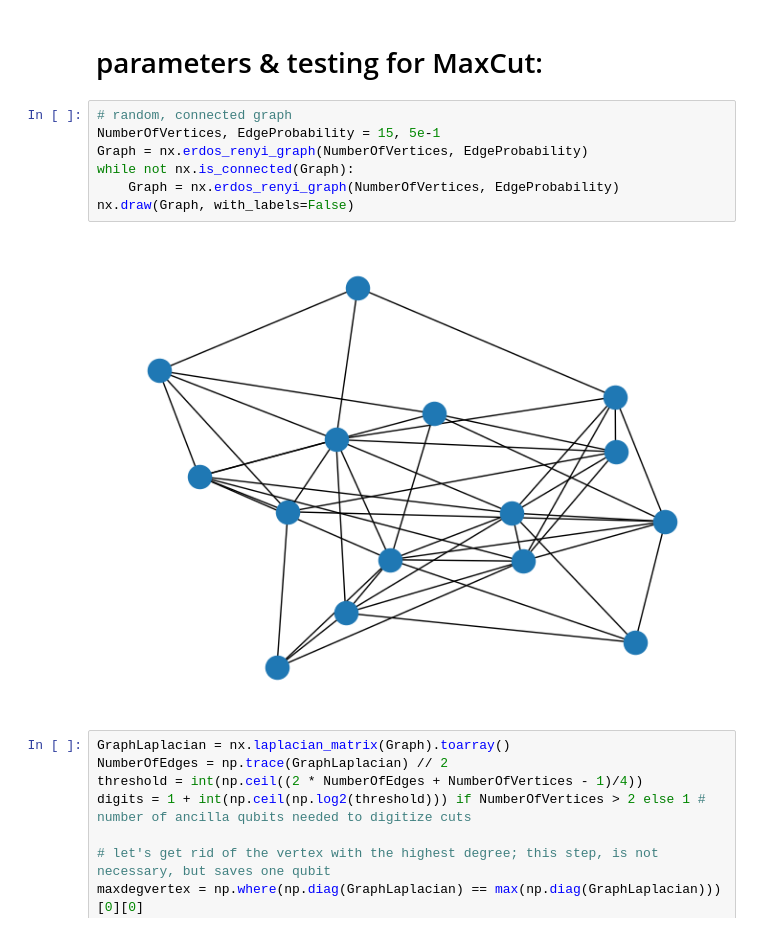
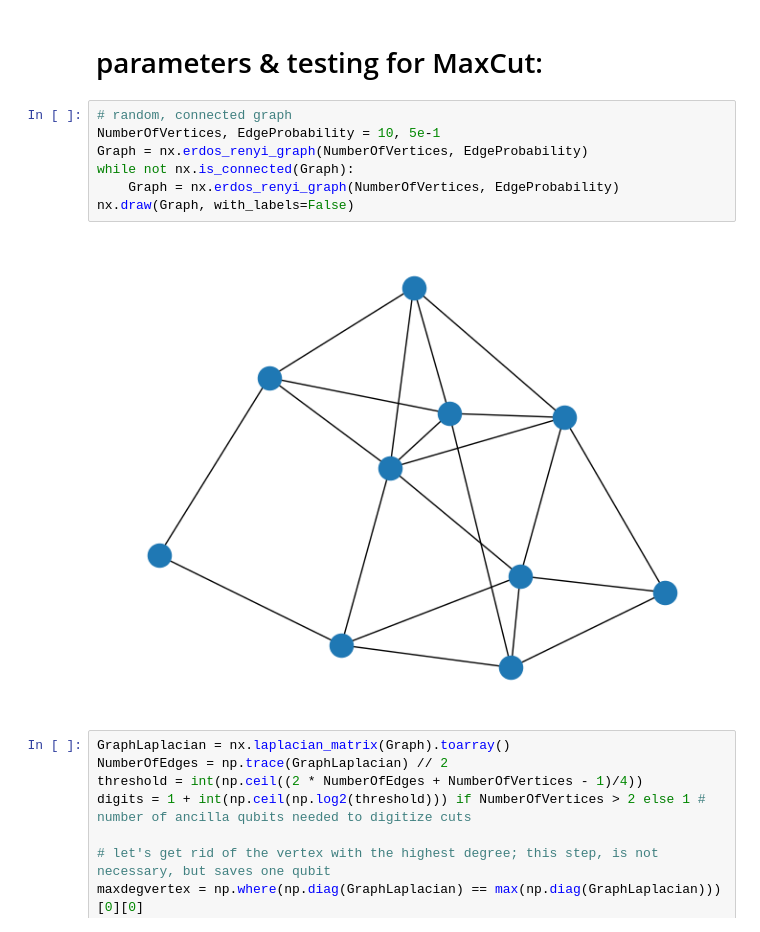
Before and after one commit to akos-nagy/FPGAS_for_QUBO, a Jupyter notebook: code/Grover_FPS_for_QUBO.ipynb, the cells around one changed output. Drawn from its saved outputs; the diff is of its cells as text.

```diff
--- a/code/Grover_FPS_for_QUBO.ipynb
+++ b/code/Grover_FPS_for_QUBO.ipynb
@@ -415,13 +299,13 @@ def ReducedGroverFPSForQUBO(QuadraticForm: list[list[int]], digits: int, thresho
 # parameters & testing for MaxCut:
 # %%
 # random, connected graph
-NumberOfVertices, EdgeProbability = 15, 5e-1
+NumberOfVertices, EdgeProbability = 10, 5e-1
 Graph = nx.erdos_renyi_graph(NumberOfVertices, EdgeProbability)
 while not nx.is_connected(Graph):
     Graph = nx.erdos_renyi_graph(NumberOfVertices, EdgeProbability)
 nx.draw(Graph, with_labels=False)
 # %% [output]
-[figure, old version]
+[figure, new version]
 # %%
 GraphLaplacian = nx.laplacian_matrix(Graph).toarray()
 NumberOfEdges = np.trace(GraphLaplacian) // 2
```
Also changed, not shown: parts of 21 cells of this notebook.
